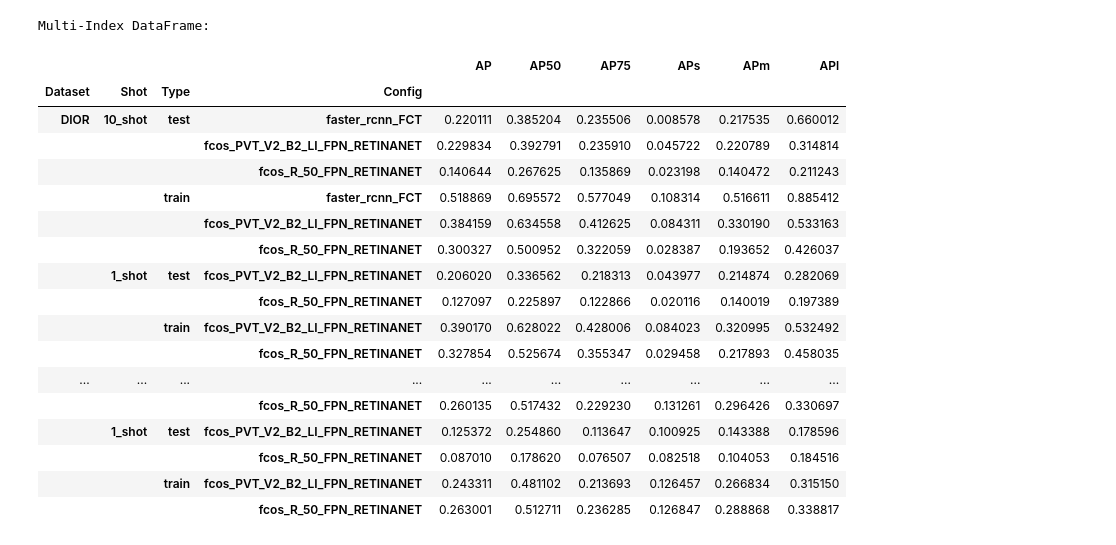
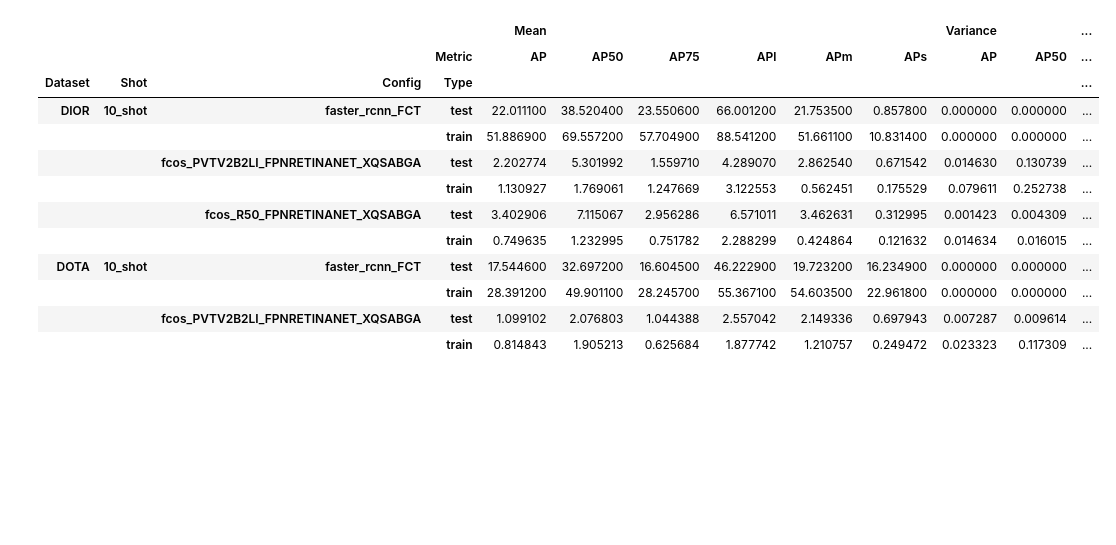
Before and after one commit to Gogonemnem/aaf_framework, a Jupyter notebook: evaluation-results.ipynb, the cells around one changed output. Drawn from its saved outputs; the diff is of its cells as text; code cells hidden in the pictures; blank space fills up the shorter version.

```diff
--- a/evaluation-results.ipynb
+++ b/evaluation-results.ipynb
@@ -250,66 +298,78 @@ def convert_to_multiindex(df):
-# %%
-# Convert to a multi-index DataFrame
-df_multi = convert_to_multiindex(df)
-
-# Print or save the multi-index DataFrame
-print("Multi-Index DataFrame:")
-df_multi
-# %% [output]
-Multi-Index DataFrame:
-|  |  |  |  | AP | AP50 | AP75 | APs | APm | APl |
-| Dataset | Shot | Type | Config |  |  |  |  |  |  |
-| DIOR | 10_shot | test | faster_rcnn_FCT | 0.220111 | 0.385204 | 0.235506 | 0.008578 | 0.217535 | 0.660012 |
-|  |  |  | fcos_PVT_V2_B2_LI_FPN_RETINANET | 0.229834 | 0.392791 | 0.235910 | 0.045722 | 0.220789 | 0.314814 |
-|  |  |  | fcos_R_50_FPN_RETINANET | 0.140644 | 0.267625 | 0.135869 | 0.023198 | 0.140472 | 0.211243 |
-|  |  | train | faster_rcnn_FCT | 0.518869 | 0.695572 | 0.577049 | 0.108314 | 0.516611 | 0.885412 |
-|  |  |  | fcos_PVT_V2_B2_LI_FPN_RETINANET | 0.384159 | 0.634558 | 0.412625 | 0.084311 | 0.330190 | 0.533163 |
-|  |  |  | fcos_R_50_FPN_RETINANET | 0.300327 | 0.500952 | 0.322059 | 0.028387 | 0.193652 | 0.426037 |
-|  | 1_shot | test | fcos_PVT_V2_B2_LI_FPN_RETINANET | 0.206020 | 0.336562 | 0.218313 | 0.043977 | 0.214874 | 0.282069 |
-|  |  |  | fcos_R_50_FPN_RETINANET | 0.127097 | 0.225897 | 0.122866 | 0.020116 | 0.140019 | 0.197389 |
-|  |  | train | fcos_PVT_V2_B2_LI_FPN_RETINANET | 0.390170 | 0.628022 | 0.428006 | 0.084023 | 0.320995 | 0.532492 |
-|  |  |  | fcos_R_50_FPN_RETINANET | 0.327854 | 0.525674 | 0.355347 | 0.029458 | 0.217893 | 0.458035 |
-| ... | ... | ... | ... | ... | ... | ... | ... | ... | ... |
-|  |  |  | fcos_R_50_FPN_RETINANET | 0.260135 | 0.517432 | 0.229230 | 0.131261 | 0.296426 | 0.330697 |
-|  | 1_shot | test | fcos_PVT_V2_B2_LI_FPN_RETINANET | 0.125372 | 0.254860 | 0.113647 | 0.100925 | 0.143388 | 0.178596 |
-|  |  |  | fcos_R_50_FPN_RETINANET | 0.087010 | 0.178620 | 0.076507 | 0.082518 | 0.104053 | 0.184516 |
-|  |  | train | fcos_PVT_V2_B2_LI_FPN_RETINANET | 0.243311 | 0.481102 | 0.213693 | 0.126457 | 0.266834 | 0.315150 |
-|  |  |  | fcos_R_50_FPN_RETINANET | 0.263001 | 0.512711 | 0.236285 | 0.126847 | 0.288868 | 0.338817 |
 # %%
 # Function to highlight the maximum values in bold for each group
 def highlight_max(df, group_levels, color='darkorange'):
     '''
     Highlight the maximum in a DataFrame group
     '''
     attr = f'font-weight: bold; font-style: italic; color: {color}'
     # Create a DataFrame with the same shape filled with empty strings
     styles = pd.DataFrame('', index=df.index, columns=df.columns)
 
     # Iterate over each group and apply the highlight
     for group_name, group_df in df.groupby(level=group_levels):
-        # Find the max values for each column within the group
-        max_values = group_df.max()
-        # Apply the style where the value matches the max value within the group
-        for column in df.columns:
-            is_max = group_df[column] == max_values[column]
-            styles.loc[group_df.index, column] = np.where(is_max, attr, '')
+        # Find the max values for each metric within the group
+        for metric in df.columns.levels[0]:
+            for stat in df.columns.levels[1]:
+                col = (metric, stat)
+                if col in group_df.columns:
+                    max_value = group_df[col].max()
+                    is_max = group_df[col] == max_value
+                    styles.loc[is_max.index, col] = np.where(is_max, attr, '')
 
     return styles
 
 # Function to alternate the background colors for the "train" and "test" groups on index level
 def alternate_background(df):
     styles = pd.DataFrame('', index=df.index, columns=df.columns)
 
     # Alternate background color for "train" and "test" groups
     colors = ['#333333', '#555555']
 
     group_counter = 0
     previous_group_type = None
-    for (dataset, shot, group_type), group_df in df.groupby(level=['Dataset', 'Shot', 'Type']):
+    for (config, dataset, shot, group_type), group_df in df.groupby(level=['Config', 'Dataset', 'Shot', 'Type']):
         if group_type != previous_group_type:
             group_counter += 1
         bg_color = colors[group_counter % 2]
         for idx in group_df.index:
             styles.loc[idx, :] = f'background-color: {bg_color}'
         previous_group_type = group_type
 
     return styles
+
+# Function to combine the styles
+def combine_styles(highlighted, background):
+    combined_styles = pd.DataFrame('', index=highlighted.index, columns=highlighted.columns)
+    for col in highlighted.columns:
+        for idx in highlighted.index:
+            h_style = highlighted.loc[idx, col]
+            b_style = background.loc[idx, col]
+            combined_styles.loc[idx, col] = f'{h_style}; {b_style}' if h_style and b_style else h_style or b_style
+    return combined_styles
+
+# Apply both styles to the DataFrame
+highlighted = highlight_max(df, group_levels=['Dataset', 'Shot', 'Type'])
+# background = alternate_background(df)
+
+# Combine the styles
+combined_styles = combine_styles(highlighted, highlighted)
+
+# Apply the combined styles to the DataFrame
+styled_df = df.style.apply(lambda _: combined_styles, axis=None)
+
+# Display the styled DataFrame
+styled_df
+# %% [output]
+|  |  |  |  | Mean |  |  |  |  |  | Variance |  | ... |
+|  |  |  | Metric | AP | AP50 | AP75 | APl | APm | APs | AP | AP50 | ... |
+| Dataset | Shot | Config | Type |  |  |  |  |  |  |  |  | ... |
+| DIOR | 10_shot | faster_rcnn_FCT | test | 22.011100 | 38.520400 | 23.550600 | 66.001200 | 21.753500 | 0.857800 | 0.000000 | 0.000000 | ... |
+|  |  |  | train | 51.886900 | 69.557200 | 57.704900 | 88.541200 | 51.661100 | 10.831400 | 0.000000 | 0.000000 | ... |
+|  |  | fcos_PVTV2B2LI_FPNRETINANET_XQSABGA | test | 2.202774 | 5.301992 | 1.559710 | 4.289070 | 2.862540 | 0.671542 | 0.014630 | 0.130739 | ... |
+|  |  |  | train | 1.130927 | 1.769061 | 1.247669 | 3.122553 | 0.562451 | 0.175529 | 0.079611 | 0.252738 | ... |
+|  |  | fcos_R50_FPNRETINANET_XQSABGA | test | 3.402906 | 7.115067 | 2.956286 | 6.571011 | 3.462631 | 0.312995 | 0.001423 | 0.004309 | ... |
+|  |  |  | train | 0.749635 | 1.232995 | 0.751782 | 2.288299 | 0.424864 | 0.121632 | 0.014634 | 0.016015 | ... |
+| DOTA | 10_shot | faster_rcnn_FCT | test | 17.544600 | 32.697200 | 16.604500 | 46.222900 | 19.723200 | 16.234900 | 0.000000 | 0.000000 | ... |
+|  |  |  | train | 28.391200 | 49.901100 | 28.245700 | 55.367100 | 54.603500 | 22.961800 | 0.000000 | 0.000000 | ... |
+|  |  | fcos_PVTV2B2LI_FPNRETINANET_XQSABGA | test | 1.099102 | 2.076803 | 1.044388 | 2.557042 | 2.149336 | 0.697943 | 0.007287 | 0.009614 | ... |
+|  |  |  | train | 0.814843 | 1.905213 | 0.625684 | 1.877742 | 1.210757 | 0.249472 | 0.023323 | 0.117309 | ... |
```
Also changed, not shown: parts of 7 cells of this notebook, 1 other file.
